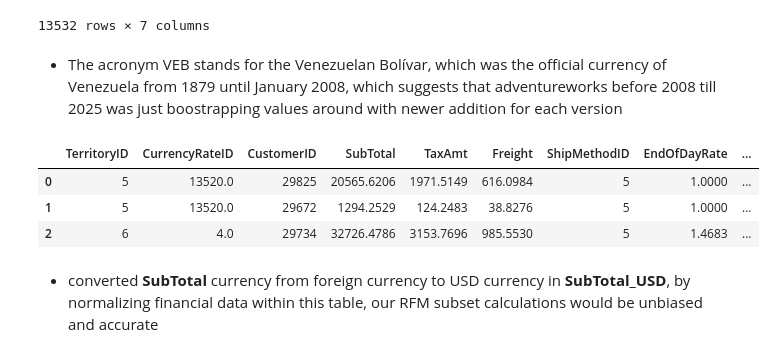
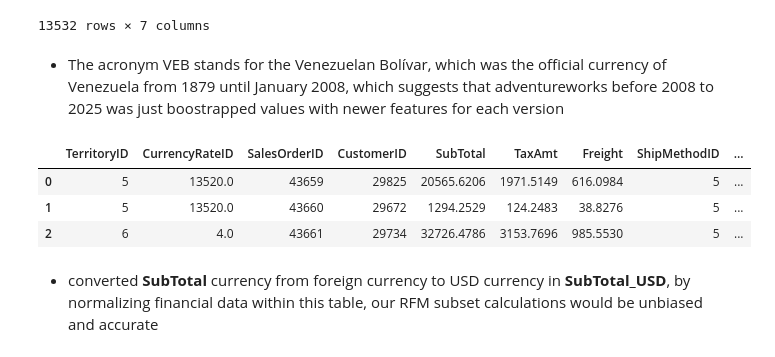
Before and after one commit to AtlasMarbx/AdventureWorks-Data-Migration-and-insight-extraction, a Jupyter notebook: EDA_process.ipynb, the cells around one changed output. Cells and saved outputs as stored; diff of their text form; code cells hidden in the pictures.

```diff
--- a/EDA_process.ipynb
+++ b/EDA_process.ipynb
@@ -287,45 +287,48 @@ df_currencyrate
 | 13531 | 13532 | 2014-05-31 | USD | USD | 1.0000 | 1.0000 | ... |
 13532 rows × 7 columns
 # %% [markdown]
-- The acronym VEB stands for the Venezuelan Bolívar, which was the official currency of Venezuela from 1879 until January 2008, which suggests that adventureworks before 2008 till 2025 was just boostrapping values around with newer addition for each version
+- The acronym VEB stands for the Venezuelan Bolívar, which was the official currency of Venezuela from 1879 until January 2008, which suggests that adventureworks before 2008 to 2025 was just boostrapped values with newer features for each version
 # %%
 import numpy as np
 
 columns_to_remove = ['Comment', 'rowguid', 'ModifiedDate', 'CreditCardID', 'CreditCardApprovalCode']
 refined_df_orderheader = df_orderheader.drop(columns=columns_to_remove)
 
-temp_subset_header = refined_df_orderheader[['TerritoryID', 'CurrencyRateID', 'CustomerID', 'SubTotal', 'TaxAmt', 'Freight', 'ShipMethodID']].copy()
+temp_subset_header = refined_df_orderheader[['TerritoryID', 'CurrencyRateID', 'SalesOrderID', 'CustomerID',
+                                            'SubTotal', 'TaxAmt', 'Freight', 'ShipMethodID', 'OrderDate']].copy()
+
+# propagation NULL in CurrencyRateID with the value 13520 which represent USD currency, so further calculations such as currency normalization to dollars works
 temp_subset_header['CurrencyRateID'] = temp_subset_header['CurrencyRateID'].fillna(13520)
 
 temp_subset_currency = df_currencyrate[['CurrencyRateID', 'EndOfDayRate', 'FromCurrencyCode', 'ToCurrencyCode']].copy()
 currency_header_df = pd.merge(temp_subset_header, temp_subset_currency, on='CurrencyRateID', how='left')
 
 currency_header_df['SubTotal_USD'] = currency_header_df['SubTotal'] / currency_header_df['EndOfDayRate']
 currency_header_df['TaxAmt_USD'] = currency_header_df['TaxAmt'] / currency_header_df['EndOfDayRate']
 currency_header_df['Freight_USD'] = currency_header_df['Freight'] / currency_header_df['EndOfDayRate']
 currency_header_df['TotalDue_USD'] = currency_header_df['SubTotal_USD'] + currency_header_df['TaxAmt_USD'] + currency_header_df['Freight_USD']
 
 total_due_freight = (currency_header_df['Freight_USD'] + currency_header_df['SubTotal_USD'])
 total_due_tax = (currency_header_df['TaxAmt_USD'] + currency_header_df['SubTotal_USD'])
 
 # guardrails to protect against zero-value cells before calculation (defensive practice)
 currency_header_df['FreightBurden%'] = np.where(
     total_due_freight > 0,
     np.round((currency_header_df['Freight_USD'] / total_due_freight*100), 2),
     0)
 
 # guardrails to protect against zero-value cells before calculation (defensive practice)
 currency_header_df['TaxRatio%'] = np.where(
     total_due_tax > 0,
     np.round((currency_header_df['TaxAmt_USD'] / total_due_tax*100), 2),
     0)
 
 currency_header_df.head(3)
 # %% [output]
-|  | TerritoryID | CurrencyRateID | CustomerID | SubTotal | TaxAmt | Freight | ShipMethodID | EndOfDayRate | ... |
-| 0 | 5 | 13520.0 | 29825 | 20565.6206 | 1971.5149 | 616.0984 | 5 | 1.0000 | ... |
-| 1 | 5 | 13520.0 | 29672 | 1294.2529 | 124.2483 | 38.8276 | 5 | 1.0000 | ... |
-| 2 | 6 | 4.0 | 29734 | 32726.4786 | 3153.7696 | 985.5530 | 5 | 1.4683 | ... |
+|  | TerritoryID | CurrencyRateID | SalesOrderID | CustomerID | SubTotal | TaxAmt | Freight | ShipMethodID | ... |
+| 0 | 5 | 13520.0 | 43659 | 29825 | 20565.6206 | 1971.5149 | 616.0984 | 5 | ... |
+| 1 | 5 | 13520.0 | 43660 | 29672 | 1294.2529 | 124.2483 | 38.8276 | 5 | ... |
+| 2 | 6 | 4.0 | 43661 | 29734 | 32726.4786 | 3153.7696 | 985.5530 | 5 | ... |
 # %% [markdown]
 - converted **SubTotal** currency from foreign currency to USD currency in **SubTotal_USD**, by normalizing financial data within this table, our RFM subset calculations would be unbiased and accurate
 # %% [markdown]
```
Also changed, not shown: parts of 25 cells of this notebook.
